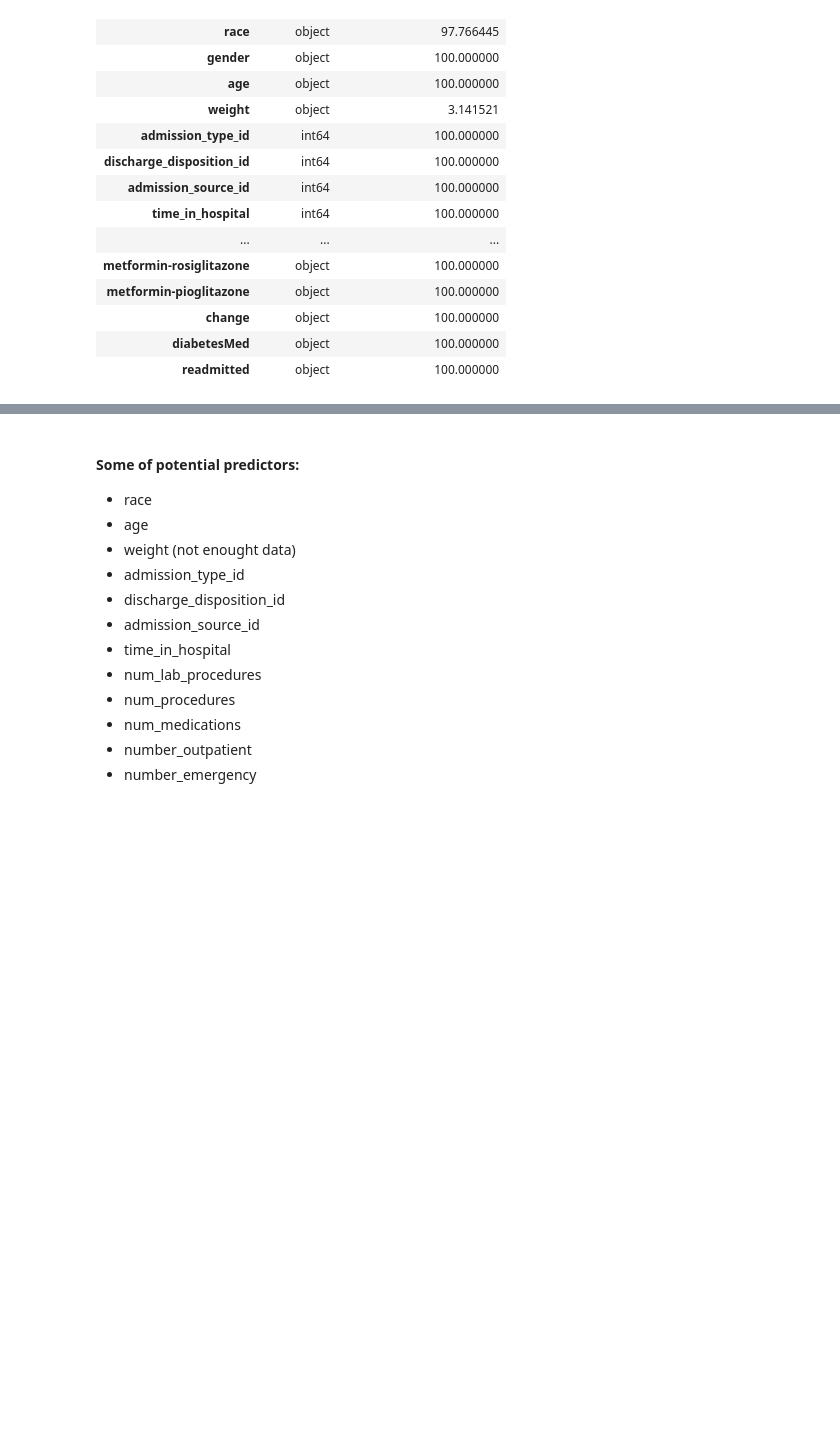
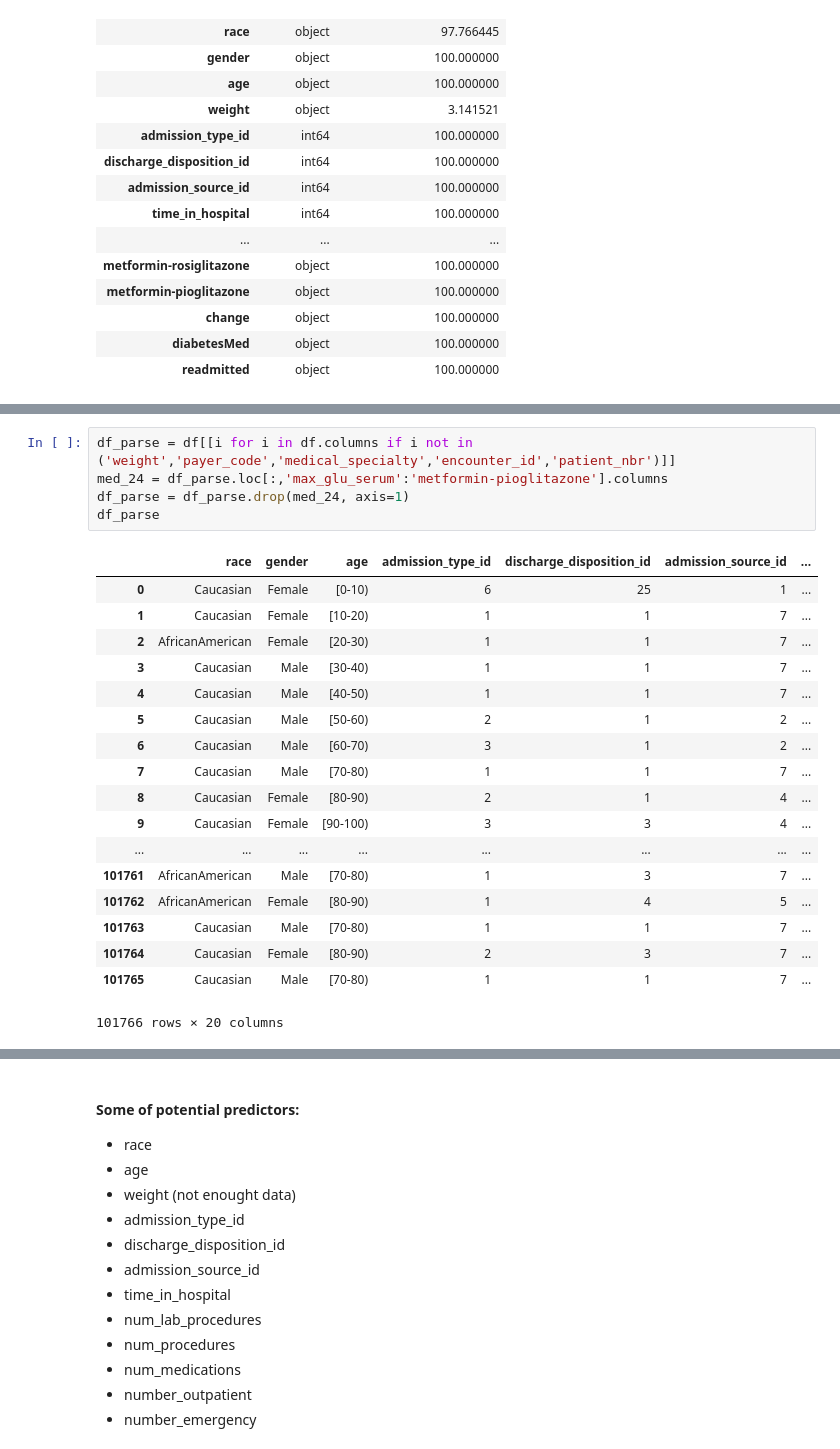
Before and after one commit to Prolexliu/Data_Science, a Jupyter notebook: Final Project Part 3/Final_Project_3.ipynb, the cells around one changed output, grey strips where cells are left out. Drawn from its saved outputs; the diff is of its cells as text; blank space fills up the shorter version.

```diff
--- a/Final Project Part 3/Final_Project_3.ipynb
+++ b/Final Project Part 3/Final_Project_3.ipynb
@@ -104,0 +100,24 @@ df2.head()
+# %%
+df_parse = df[[i for i in df.columns if i not in ('weight','payer_code','medical_specialty','encounter_id','patient_nbr')]]
+med_24 = df_parse.loc[:,'max_glu_serum':'metformin-pioglitazone'].columns
+df_parse = df_parse.drop(med_24, axis=1)
+df_parse
+# %% [output]
+|  | race | gender | age | admission_type_id | discharge_disposition_id | admission_source_id | ... |
+| 0 | Caucasian | Female | [0-10) | 6 | 25 | 1 | ... |
+| 1 | Caucasian | Female | [10-20) | 1 | 1 | 7 | ... |
+| 2 | AfricanAmerican | Female | [20-30) | 1 | 1 | 7 | ... |
+| 3 | Caucasian | Male | [30-40) | 1 | 1 | 7 | ... |
+| 4 | Caucasian | Male | [40-50) | 1 | 1 | 7 | ... |
+| 5 | Caucasian | Male | [50-60) | 2 | 1 | 2 | ... |
+| 6 | Caucasian | Male | [60-70) | 3 | 1 | 2 | ... |
+| 7 | Caucasian | Male | [70-80) | 1 | 1 | 7 | ... |
+| 8 | Caucasian | Female | [80-90) | 2 | 1 | 4 | ... |
+| 9 | Caucasian | Female | [90-100) | 3 | 3 | 4 | ... |
+| ... | ... | ... | ... | ... | ... | ... | ... |
+| 101761 | AfricanAmerican | Male | [70-80) | 1 | 3 | 7 | ... |
+| 101762 | AfricanAmerican | Female | [80-90) | 1 | 4 | 5 | ... |
+| 101763 | Caucasian | Male | [70-80) | 1 | 1 | 7 | ... |
+| 101764 | Caucasian | Female | [80-90) | 2 | 3 | 7 | ... |
+| 101765 | Caucasian | Male | [70-80) | 1 | 1 | 7 | ... |
+101766 rows × 20 columns
```
Also changed, not shown: parts of 8 cells of this notebook.
